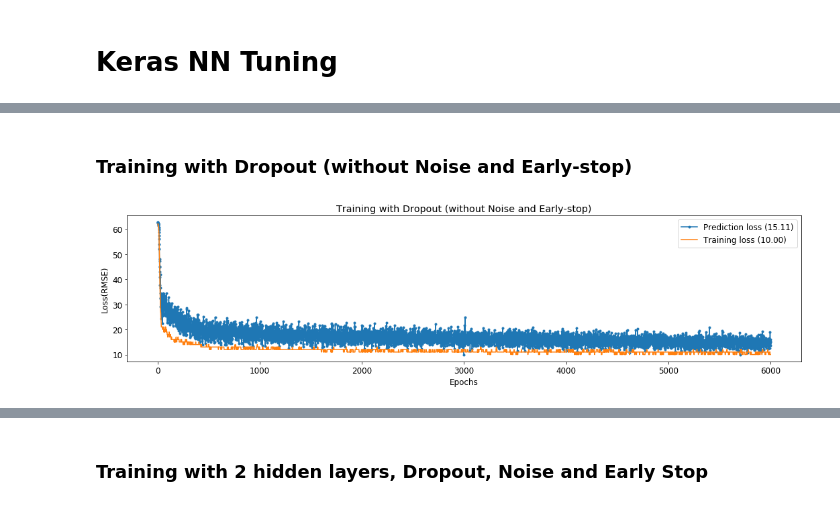
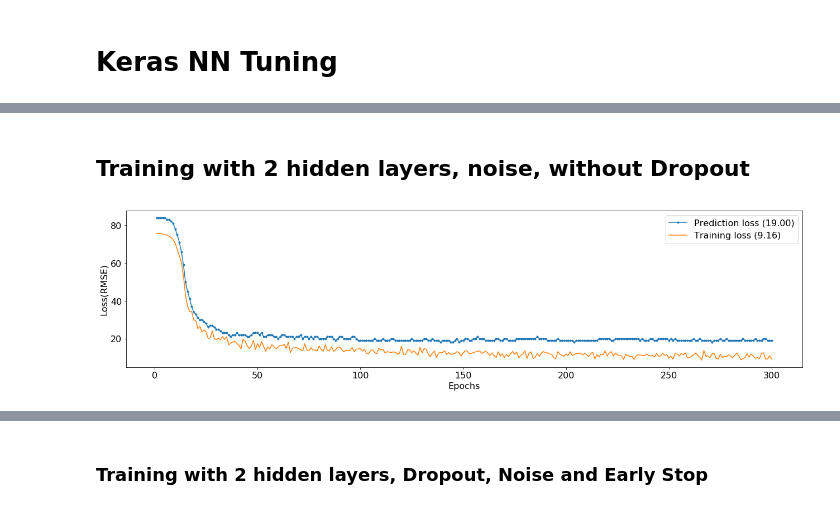
Before and after one commit to owen198/kyoto_ebook, a Jupyter notebook: NN_Tuning.ipynb, the cells around one changed output, grey strips where cells are left out. Saved outputs shown, nothing was run; the diff lists cells and outputs as text; code cells hidden in the pictures.

Commit message:
add ann tuning result

```diff
--- a/NN_Tuning.ipynb
+++ b/NN_Tuning.ipynb
@@ -183,8 +191,17 @@ if resample_flag:
     kyoto_x = kyoto_1_backup.drop(['score'], axis=1)
     _, X_test, _, y_test = train_test_split(kyoto_x, kyoto_y, test_size=0.3)
 
+if (pca_flag):
+    X_train, X_test = pca_extraction (X_train, X_test)
+
 scale = StandardScaler()
 X_train = scale.fit_transform(X_train)
 X_test = scale.fit_transform(X_test)
 # %% [markdown]
 # Model Specification and Evaluation Funcation
+# %%
+noise = 0.3
+dropout = 0.5
+layer_two_flag = True
+dim=len(X_train[0])
+dim
@@ -348,5 +415,5 @@ def pca_extraction (X_train, X_test):
 # Keras NN Tuning
 # %%
 matplotlib.rcParams.update({'font.size': 12})
-K_epochs = 6000
+K_epochs = 300
 # %% [markdown]
@@ -408,31 +479,35 @@ Training Loss: 6.00
-# %% [markdown]
-### Training with Dropout (without Noise and Early-stop)
+# %% [markdown]
+## Training with 2 hidden layers, noise, without Dropout
+# %%
+knn = KerasRegressor(build_fn=knn_dedropout_model, epochs=K_epochs, batch_size=1, verbose=0)
+
+model = knn.fit(X_train, y_train, validation_data=(X_test, y_test))
+result_dict = model_evaluate (knn, X_train, X_test, y_train, y_test)
+
+epochs = range(1,len(model.history['loss']) + 1)
+
+#x = np.array(model.history['loss']).astype(float)
+#y = np.sqrt(np.abs(x)) * np.sign(x)
+#y = np.abs(x) * np.sign(x)
 # %%
-knn = KerasRegressor(build_fn=knn_denoise_model, epochs=K_epochs, batch_size=1, verbose=0)
-
-model = knn.fit(X_train, y_train, validation_data=(X_train, y_train))
-result_dict = model_evaluate (knn, X_train, X_test, y_train, y_test)
-
-epochs = range(1,len(model.history['loss']) + 1)
-
-#x = np.array(model.history['loss']).astype(float)
-#y = np.sqrt(np.abs(x)) * np.sign(x)
-#y = np.abs(x) * np.sign(x)
+matplotlib.rcParams.update({'font.size': 16})
 
 x1 = np.array(model.history['val_loss']).astype(int)
-Training_Loss = np.abs(x1) * np.sign(x1)
+RMSE = np.abs(x1) * np.sign(x1)
 
 x2 = np.array(model.history['loss']).astype(float)
-RMSE = np.abs(x2) * np.sign(x2)
+Training_Loss = np.abs(x2) * np.sign(x2)
 
-plt.figure(figsize=(18, 4))
+plt.figure(figsize=(18, 5))
 plt.plot(epochs, RMSE, '.-',
         epochs, Training_Loss, '-')
-plt.title('Training with Dropout (without Noise and Early-stop)')
+#plt.title('Training without Early Stop')
 plt.xlabel('Epochs')
 plt.ylabel('Loss(RMSE)')
 plt.legend(['Prediction loss (' + str(format(RMSE[-1], '.2f')) +')',
             'Training loss (' + str(format(Training_Loss[-1], '.2f')) +')'])
-plt.show()
+plt.tight_layout()
+plt.savefig('./images/ann_loss_original.png', dpi=300)
+#plt.show()
 # %% [output]
-[figure, old version]
+[figure, new version]
```
Also changed, not shown: parts of 34 cells of this notebook, 1 other file.
